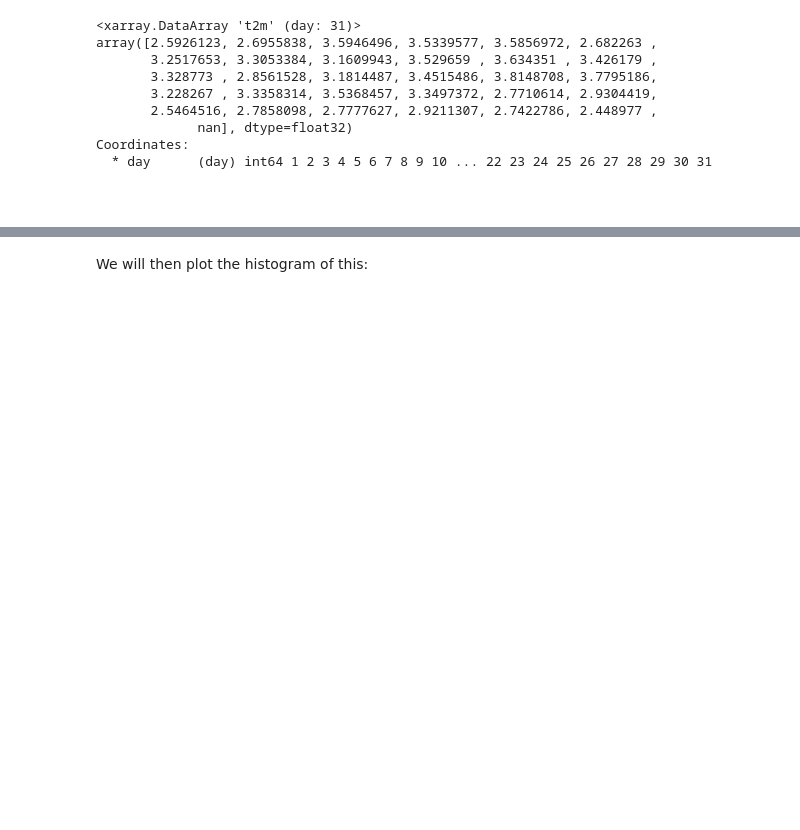
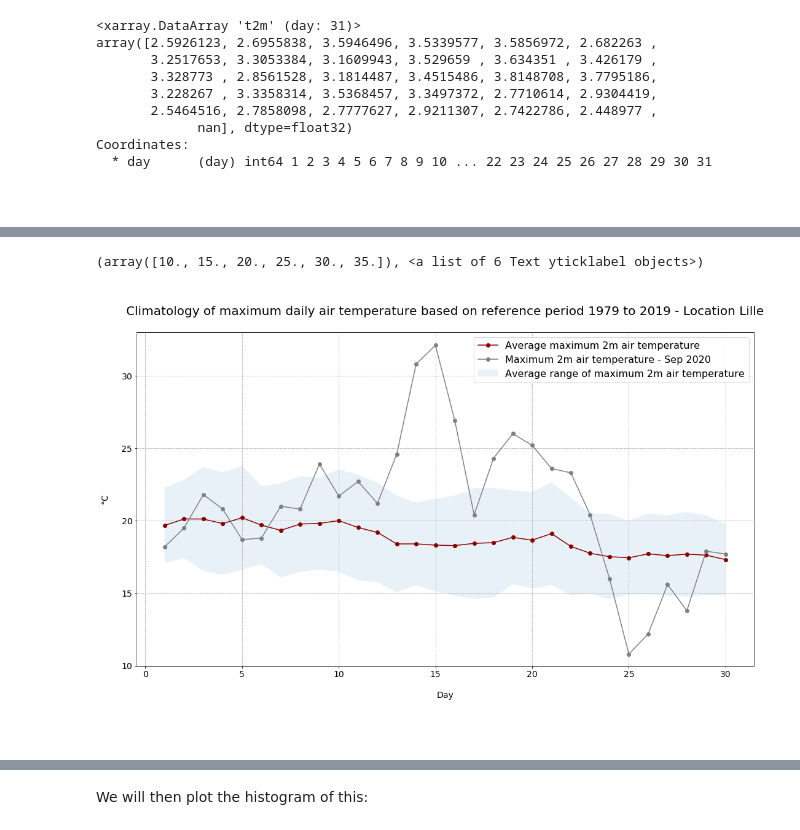
Before and after one commit to tessac2/copernicus-training, a Jupyter notebook: 112_c3s_climate_extremes.ipynb, the cells around one changed output, grey strips where cells are left out. Saved outputs shown, nothing was run; the diff lists cells and outputs as text; code cells hidden in the pictures; blank space fills up the shorter version.

```diff
--- a/112_c3s_climate_extremes.ipynb
+++ b/112_c3s_climate_extremes.ipynb
@@ -255,9 +255,9 @@ Attributes:
 Let us already assign the variables `x` and `y` which we want to use for the line plot. On the xaxis, we want to have the day and on the y-axis, we want to plot the maximum air temperature for each day in degrees Celsius. You see above, that the temperature values have 6 decimal places. For this reason, we want to round the temperature values to one position after the decimal point. You can round numbers of type `float32` with the numpy function `np.around()`.
 # %%
 x = era5_t2m_max_2020_lille.day
-y = np.around(era5_t2m_max_2020_lille.values, 1)
+y_2020 = np.around(era5_t2m_max_2020_lille.values, 1)
 
-x,y
+x,y_2020
 # %% [output]
 (<xarray.DataArray 'day' (day: 30)>
  array([ 1,  2,  3,  4,  5,  6,  7,  8,  9, 10, 11, 12, 13, 14, 15, 16, 17, 18,
@@ -413,0 +464,28 @@ What is the typical range of maximum 2m temperature values for September 15?
+# %%
+# Initiate the plot
+fig = plt.figure(figsize=(18,10))
+ax = plt.subplot()
+
+# Plot mean maximum temperature time-series and +/- sd as filled range
+ax.plot(era5_t2m_daily_max_lille.day[:-1], y1, 'bo-', color='darkred', label='Average maximum 2m air temperature')
+ax.fill_between(era5_t2m_daily_max_lille.day[:-1], y2, y3, alpha=0.1, label='Average range of maximum 2m air temperature')
+
+# Add 2020 time-series
+ax.plot(era5_t2m_daily_max_lille.day[:-1], y_2020, 'bo-', color='grey', label= 'Maximum 2m air temperature - Sep 2020')
+
+# Set axes labels and titles and customize legend
+ax.set_title('\nClimatology of maximum daily air temperature based on reference period 1979 to 2019 - Location Lille\n', fontsize=20, )
+ax.set_ylabel('°C\n', fontsize=14)
+ax.set_xlabel('\nDay', fontsize=14)
+plt.legend(fontsize=16, loc=1)
+
+# Customize limits for y-axis, grid and fontsize of x- and y-tickes
+ax.set_ylim(10,33)
+ax.grid(linestyle='--')
+plt.xticks(fontsize=14)
+plt.yticks(fontsize=14)
+# %% [output]
+(array([10., 15., 20., 25., 30., 35.]), <a list of 6 Text yticklabel objects>)
+[figure, added]
+# %% [markdown]
+<br>
```
Also changed, not shown: parts of 20 cells of this notebook.
